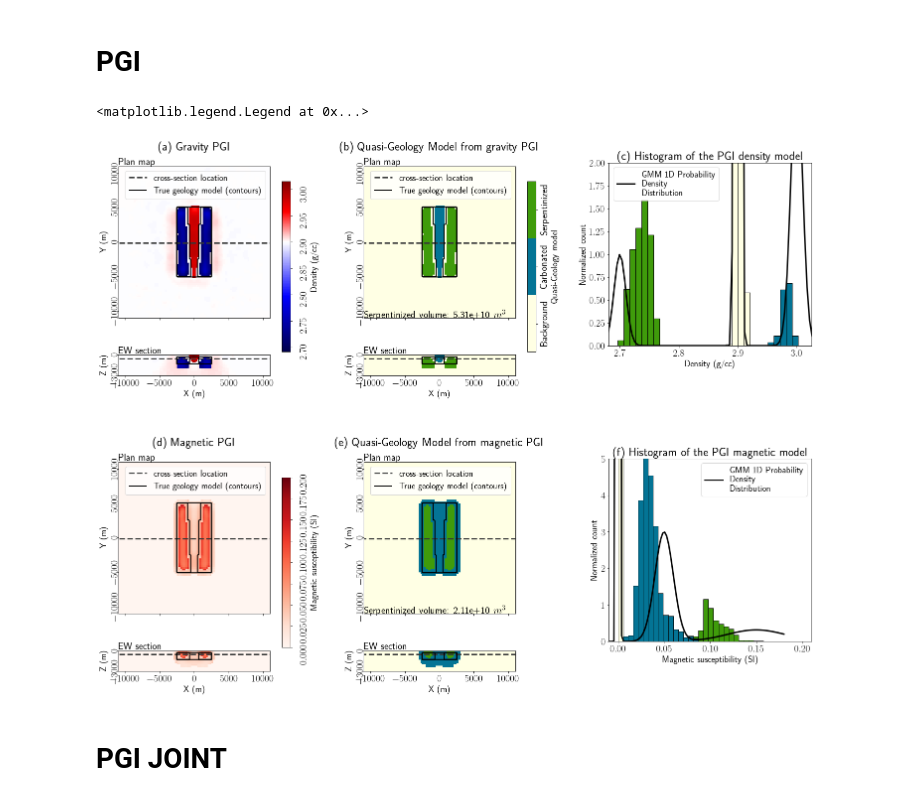
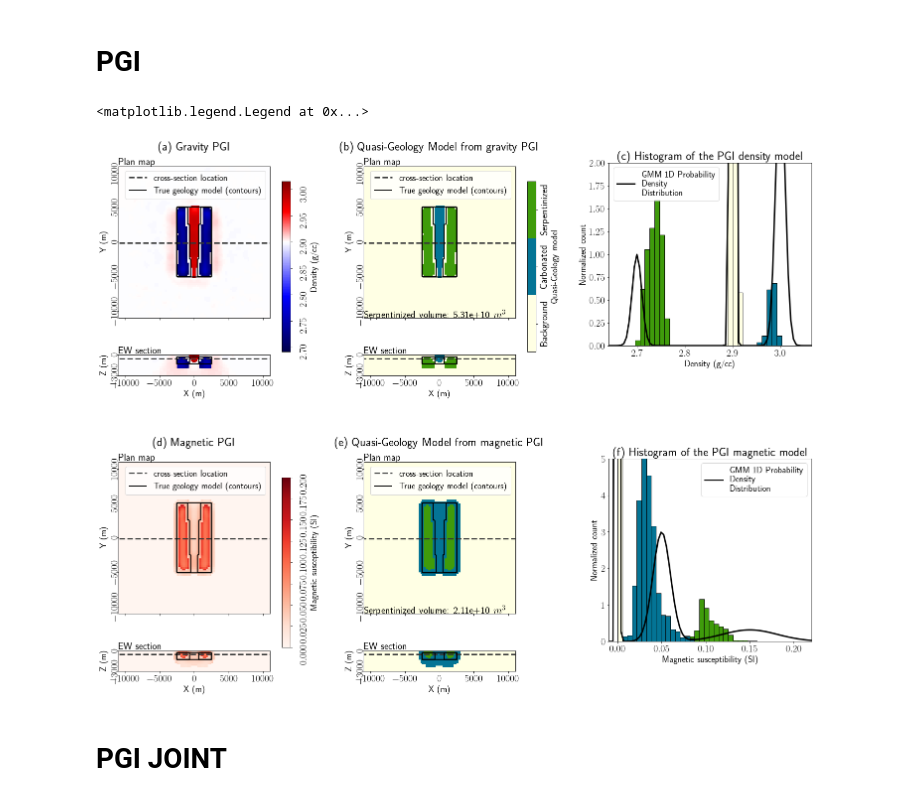
Before and after one commit to simpeg-research/Fast-Times-2021-Carbon-Mineralization, a Jupyter notebook: 3_blocks_model/Final_Visualization/MakeFigures-3blocks.ipynb, the cells around one changed output. Cells and saved outputs as stored; diff of their text form; code cells hidden in the pictures.

Commit message:
small adjust to the plotting notebook

```diff
--- a/3_blocks_model/Final_Visualization/MakeFigures-3blocks.ipynb
+++ b/3_blocks_model/Final_Visualization/MakeFigures-3blocks.ipynb
@@ -761,8 +761,8 @@ ax0_mag_geo.text(
     fontdict={'fontsize':ticksize}
 )
 
-gmm_gravity.plot_pdf(ax=[ax_grav_hist])
-gmm_magnetic.plot_pdf(ax=[ax_mag_hist])
+gmm_gravity.plot_pdf(ax=[ax_grav_hist],padding=0.4)
+gmm_magnetic.plot_pdf(ax=[ax_mag_hist],padding=0.5)
 
 plot_histogram(
     ax=ax_grav_hist,
@@ -770,42 +770,42 @@ plot_histogram(
     title='(c) Histogram of the PGI density model',
     xlabel='Density (g/cc)',
     ylim=[0,2],
-    xlim=[minden-0.01,maxden+0.01],
+    xlim=[minden-0.05,maxden+0.05],
     labelsize=labelsize,
     ticksize=ticksize,
     titlesize=titlesize,
     alpha=0
 )
 
 plot_histogram(
     ax=ax_mag_hist,
     model=magnetic_pgi,
     title='(f) Histogram of the PGI magnetic model',
     xlabel='Magnetic susceptibility (SI)',
     ylim=[0,5],
-    xlim=[minsus-0.01,maxsus+0.01],
+    xlim=[minsus-0.01,0.22],
     labelsize=labelsize,
     ticksize=ticksize,
     titlesize=titlesize,
     alpha=0
 )
 
 ax_grav_hist.hist(
     [(2.9+gravity_pgi)[quasi_geology_gravity == i] for i in np.unique(quasi_geology_gravity)],
     density=True,bins=30,stacked=True,#orientation="horizontal",
     color=colors, edgecolor='k'
 );
 ax_grav_hist.legend(fontsize=labelsize)
 
 ax_mag_hist.hist(
     [(magnetic_pgi)[quasi_geology_magnetic == i] for i in np.unique(quasi_geology_magnetic)],
     density=True,bins=30,stacked=True,#orientation="horizontal",
     color=colors, edgecolor='k'
 );
 ax_mag_hist.legend(fontsize=labelsize)
 # %% [output]
 <matplotlib.legend.Legend at 0x...>
-[figure, old version]
+[figure, new version]
 # %%
 fig.savefig('Single-Physics-PGI.png', dpi=200,bbox_inches='tight', pad_inches=0.1)
 # %% [markdown]
```
Also changed, not shown: 1 other file.
